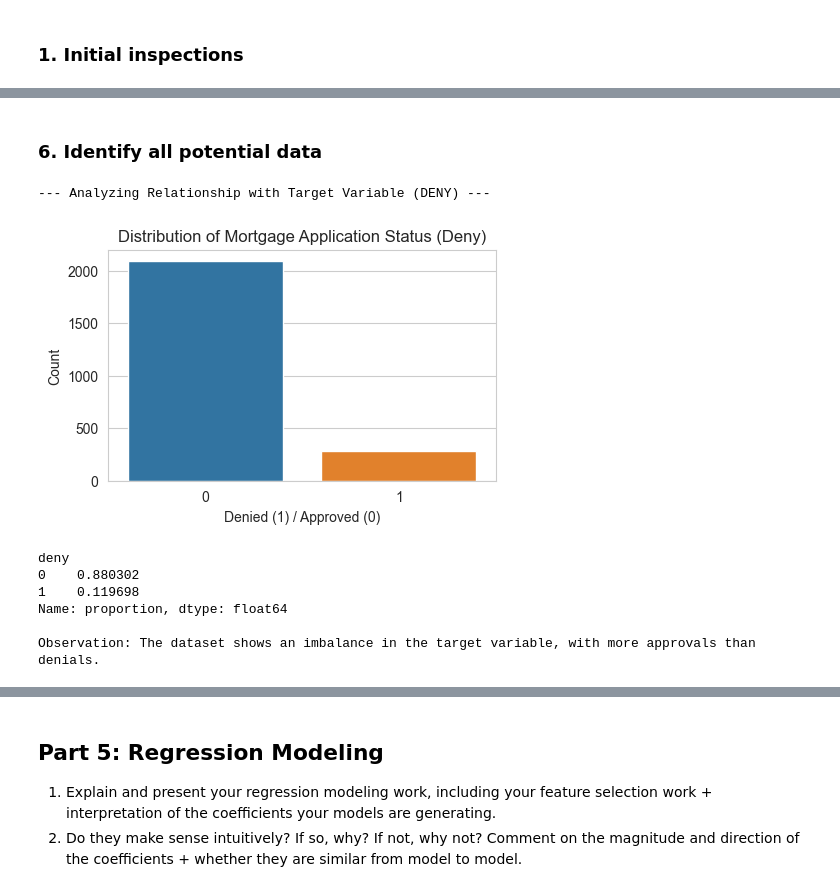
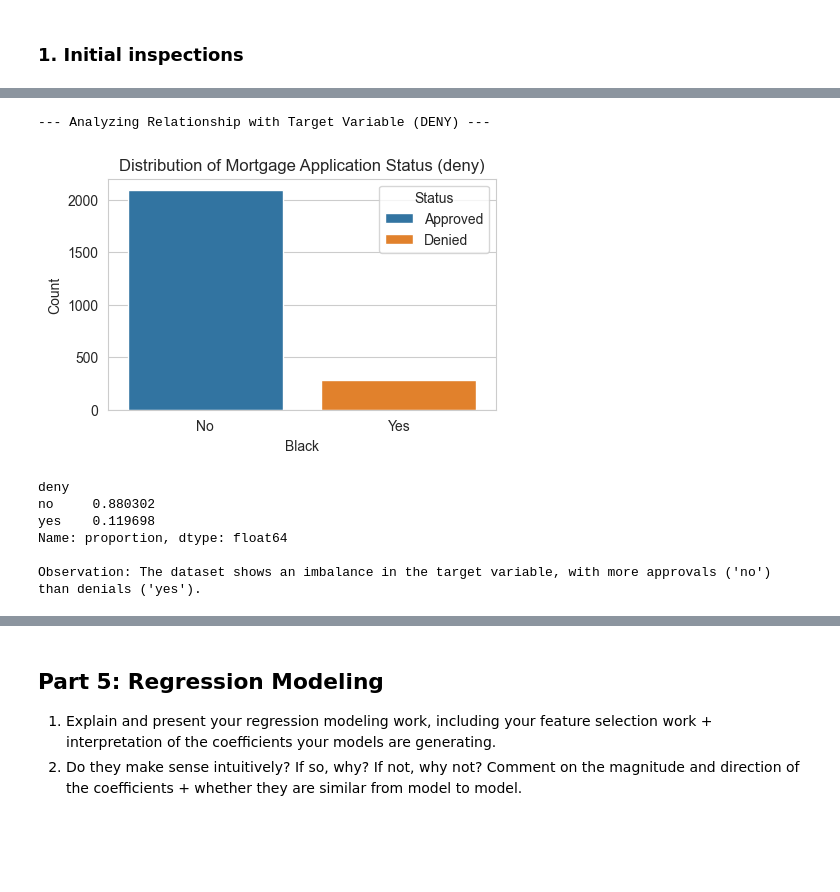
Before and after one commit to CheliMex/CS381_DataAnalytics, a Jupyter notebook: Quiz4/A_Castelan_Quiz4.ipynb, the cells around one changed output, grey strips where cells are left out. Cells and saved outputs as stored; diff of their text form; code cells hidden in the pictures; blank space fills up the shorter version.

```diff
--- a/Quiz4/A_Castelan_Quiz4.ipynb
+++ b/Quiz4/A_Castelan_Quiz4.ipynb
@@ -106,6 +139,6 @@ df.head()
 | 4 | 5 | 0.360 | 0.350 | 0.600000 | 1.0 | 1.0 | no | no | no | no | 3.2 | ... |
 # %%
 # Renaming the 1st column
-df = df.rename(columns={'Unnamed: 0': 'Index'})
+df = df.rename(columns={'Unnamed: 0': 'index', 'comdominiom': 'condominium'})
 df
 # %% [output]
@@ -215,12 +186,0 @@ Conversion of 'single' complete.
-# %%
-# Convert 'black' (black applicant indicator) column: 'yes' -> 1, 'no' -> 0
-if 'black' in df.columns and df['black'].dtype == 'object':
-    print("Converting 'black' column from 'yes'/'no' (object) to 1/0 (numeric)...")
-    df['black'] = df['black'].map({'yes': 1, 'no': 0})
-    # Fill any NaNs introduced by map with 0 and convert to int
-    df['black'] = df['black'].fillna(0).astype(int)
-    print("Conversion of 'black' complete.")
-elif 'black' in df.columns:
-    print(f"'black' column is already numeric (dtype: {df['black'].dtype}). No conversion needed.")
-else:
-    print("Warning: 'black' column not found. If it's expected, check column names.")
@@ -230,10 +186,0 @@ Conversion of 'black' complete.
-# %%
-# Convert 'deny' column: 'yes' -> 1, 'no' -> 0
-if 'deny' in df.columns and df['deny'].dtype == 'object':
-    print("Converting 'deny' column from 'yes'/'no' (object) to 1/0 (numeric)...")
-    df['deny'] = df['deny'].map({'yes': 1, 'no': 0})
-    # Fill any NaNs introduced by map (if there were values other than 'yes'/'no') with a default, e.g., 0
-    df['deny'] = df['deny'].fillna(0).astype(int)
-    print("Conversion of 'deny' complete.")
-elif 'deny' in df.columns:
-    print(f"\n'deny' column is already numeric (dtype: {df['deny'].dtype}). No conversion needed.")
@@ -391,26 +335,30 @@ for col in categorical_cols:
-# %% [markdown]
-### 6. Identify all potential data
 # %%
 print("--- Analyzing Relationship with Target Variable (DENY) ---\n")
 
 # Distribution of the target variable 'DENY'
 plt.figure()
-sns.countplot(x='deny', data=df, hue='deny', legend=False)
-plt.title('Distribution of Mortgage Application Status (Deny)')
-plt.xlabel('Denied (1) / Approved (0)')
-plt.ylabel('Count')
-plt.show()
-print(df['deny'].value_counts(normalize=True))
-print("\nObservation: The dataset shows an imbalance in the target variable, with more approvals than denials.")
+try:
+    # This will now correctly treat 'deny' as a categorical string column for plotting counts
+    sns.countplot(x='deny', data=df, hue='deny', legend=False, order=df['deny'].value_counts().index)
+    plt.title('Distribution of Mortgage Application Status (deny)')
+    plt.xlabel('Black')
+    plt.legend(title='Status', labels=['Approved', 'Denied'])
+    plt.ylabel('Count')
+    plt.xticks(ticks=[0, 1], labels=['No', 'Yes'], rotation=0) # Make labels clear
+    plt.show()
+    print(df['deny'].value_counts(normalize=True))
+    print("\nObservation: The dataset shows an imbalance in the target variable, with more approvals ('no') than denials ('yes').")
+except Exception as e:
+    print(f"Could not plot 'deny' distribution. Error: {e}.")
 # %% [output]
 --- Analyzing Relationship with Target Variable (DENY) ---
-[figure, old version]
+[figure, new version]
 deny
-0    0.880302
-1    0.119698
+no     0.880302
+yes    0.119698
 Name: proportion, dtype: float64
 
-Observation: The dataset shows an imbalance in the target variable, with more approvals than denials.
+Observation: The dataset shows an imbalance in the target variable, with more approvals ('no') than denials ('yes').
 # %%
 # Numerical variables vs. DENY
 print("--- Numerical Variables vs. DENY (Box Plots) ---\n")
```
Also changed, not shown: parts of 77 cells of this notebook.
